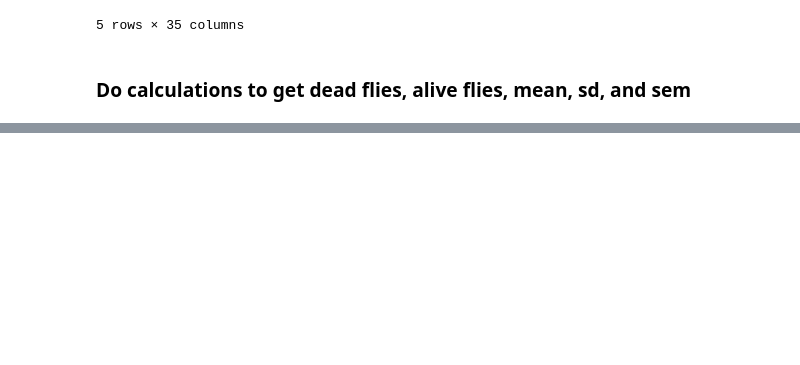
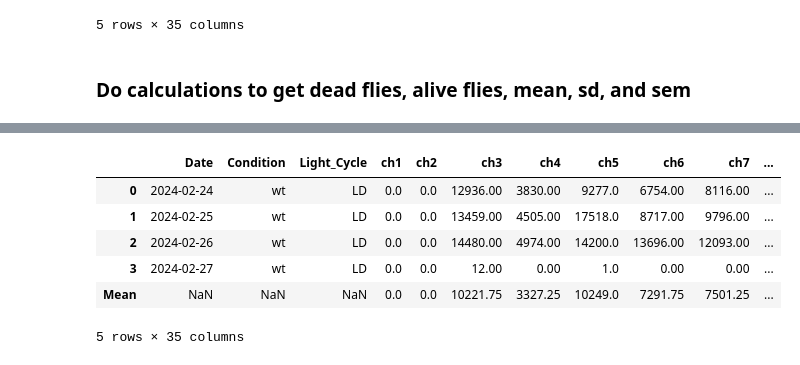
Before and after one commit to pkerrwall/sleep_analysis, a Jupyter notebook: notebooks/shiny_tool_calculations.ipynb, the cells around one changed output, grey strips where cells are left out. Cells and saved outputs as stored; diff of their text form; code cells hidden in the pictures; blank space fills up the shorter version.

```diff
--- a/notebooks/shiny_tool_calculations.ipynb
+++ b/notebooks/shiny_tool_calculations.ipynb
@@ -272,0 +430,10 @@ Daily_locomotor_activity
+# %%
+data_df_total
+# %% [output]
+|  | Date | Condition | Light_Cycle | ch1 | ch2 | ch3 | ch4 | ch5 | ch6 | ch7 | ... |
+| 0 | 2024-02-24 | wt | LD | 0.0 | 0.0 | 12936.00 | 3830.00 | 9277.0 | 6754.00 | 8116.00 | ... |
+| 1 | 2024-02-25 | wt | LD | 0.0 | 0.0 | 13459.00 | 4505.00 | 17518.0 | 8717.00 | 9796.00 | ... |
+| 2 | 2024-02-26 | wt | LD | 0.0 | 0.0 | 14480.00 | 4974.00 | 14200.0 | 13696.00 | 12093.00 | ... |
+| 3 | 2024-02-27 | wt | LD | 0.0 | 0.0 | 12.00 | 0.00 | 1.0 | 0.00 | 0.00 | ... |
+| Mean | NaN | NaN | NaN | 0.0 | 0.0 | 10221.75 | 3327.25 | 10249.0 | 7291.75 | 7501.25 | ... |
+5 rows × 35 columns
```
Also changed, not shown: parts of 21 cells of this notebook, 42 other files.
